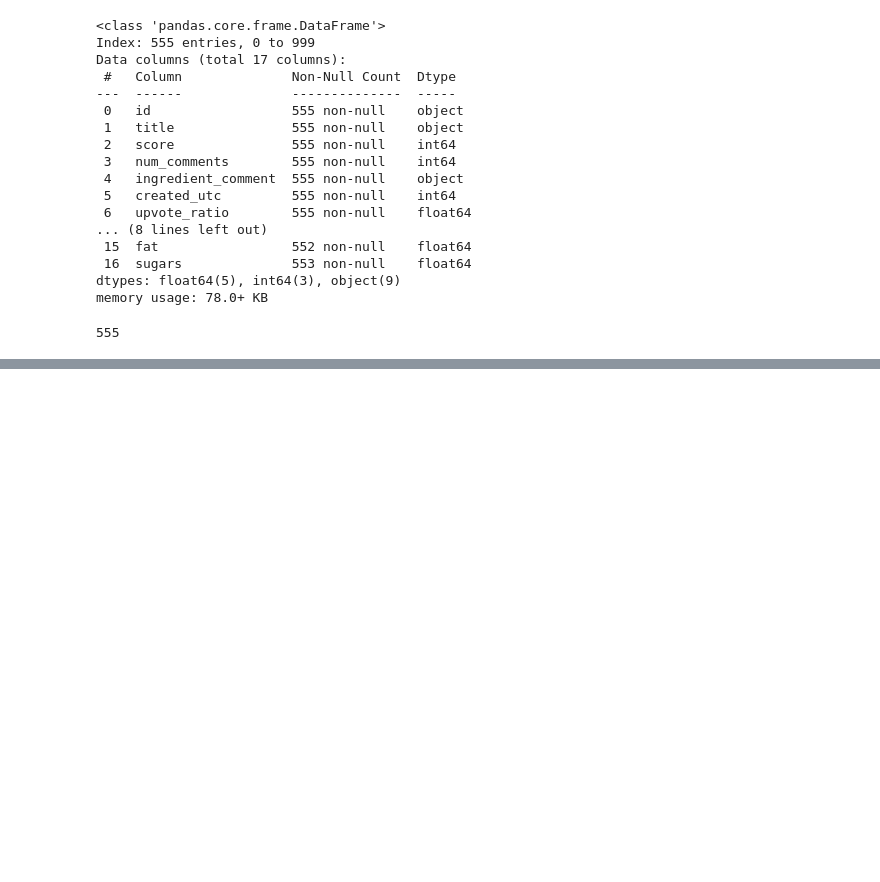
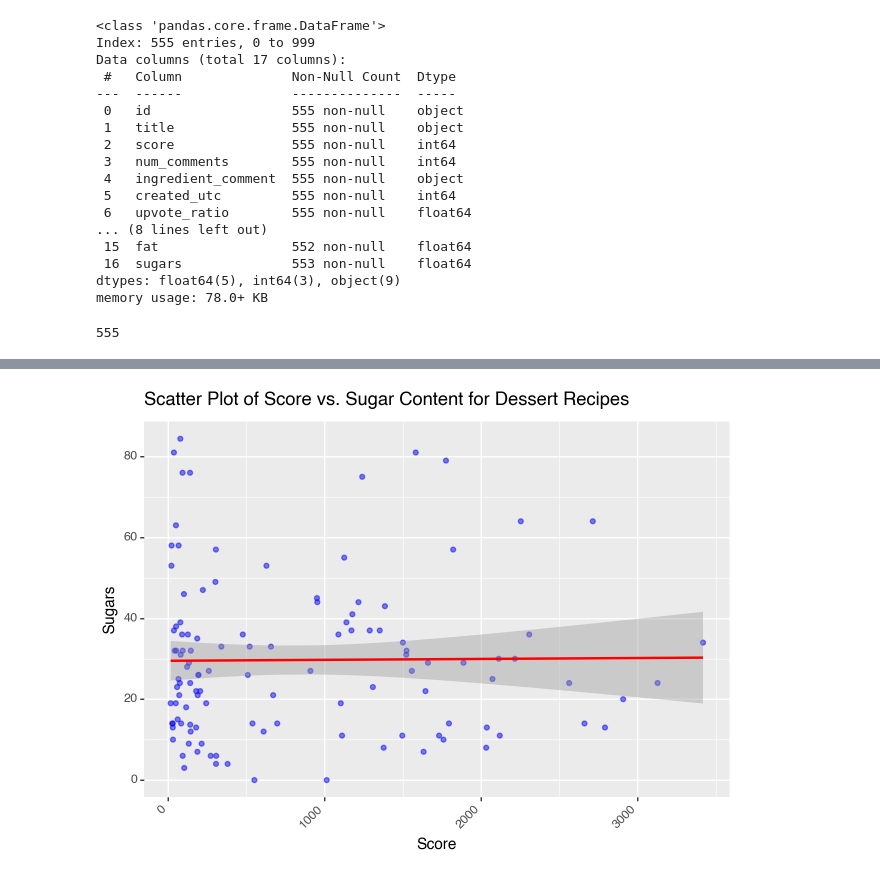
Before and after one commit to lse-ds105/ds105a-project-chadgpt, a Jupyter notebook: notebooks/04 Tests for Cosine Similarity.ipynb, the cells around one changed output, grey strips where cells are left out. Saved outputs shown, nothing was run; the diff lists cells and outputs as text; code cells hidden in the pictures; blank space fills up the shorter version.

Commit message:
some plots

```diff
--- a/notebooks/04 Tests for Cosine Similarity.ipynb
+++ b/notebooks/04 Tests for Cosine Similarity.ipynb
@@ -188,0 +191,3 @@ df_for_analysis.to_csv('../data/merged_data_for_analysis.csv', index=False)
+# %%
+df_desserts = df_for_analysis[df_for_analysis['link_flair_text']=='Dessert']
+df_desserts.head()
@@ -188,0 +201,14 @@ df_for_analysis.to_csv('../data/merged_data_for_analysis.csv', index=False)
+# %%
+from plotnine import ggplot, aes, geom_point, geom_smooth, facet_wrap, labs, theme, element_text, xlim, ylim
+
+plot = (
+    ggplot(df_desserts, aes(x='score', y='sugars'))
+    + geom_point(alpha=0.5, color='blue')
+    + geom_smooth(method='lm', color='red')
+    + labs(title='Scatter Plot of Score vs. Sugar Content for Dessert Recipes', x='Score', y='Sugars')
+    + theme(axis_text_x=element_text(angle=45, hjust=1))
+)
+
+print(plot)
+# %% [output]
+[figure, added]
```
Also changed, not shown: parts of 3 cells of this notebook.
